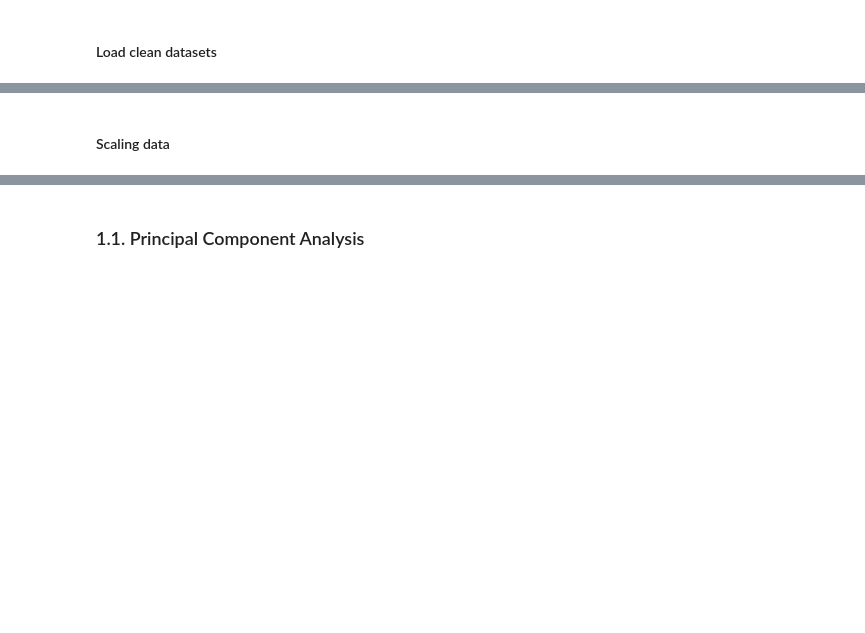
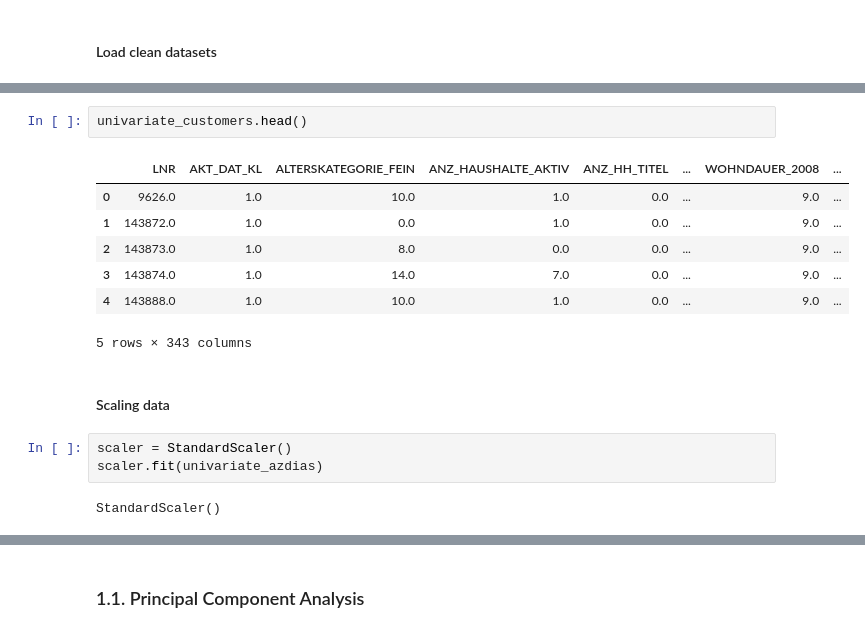
Before and after one commit to marcosgcollado/customer-segmentation-report, a Jupyter notebook: Arvato Project Workbook.ipynb, the cells around one changed output, grey strips where cells are left out. Cells and saved outputs as stored; diff of their text form; blank space fills up the shorter version.

```diff
--- a/Arvato Project Workbook.ipynb
+++ b/Arvato Project Workbook.ipynb
@@ -1610,2 +1623,17 @@ def feature_scaling(data, scaler, verbose=False, debug=False):
+# %%
+univariate_customers.head()
+# %% [output]
+|  | LNR | AKT_DAT_KL | ALTERSKATEGORIE_FEIN | ANZ_HAUSHALTE_AKTIV | ANZ_HH_TITEL | ... | WOHNDAUER_2008 | ... |
+| 0 | 9626.0 | 1.0 | 10.0 | 1.0 | 0.0 | ... | 9.0 | ... |
+| 1 | 143872.0 | 1.0 | 0.0 | 1.0 | 0.0 | ... | 9.0 | ... |
+| 2 | 143873.0 | 1.0 | 8.0 | 0.0 | 0.0 | ... | 9.0 | ... |
+| 3 | 143874.0 | 1.0 | 14.0 | 7.0 | 0.0 | ... | 9.0 | ... |
+| 4 | 143888.0 | 1.0 | 10.0 | 1.0 | 0.0 | ... | 9.0 | ... |
+5 rows × 343 columns
 # %% [markdown]
 #### Scaling data
+# %%
+scaler = StandardScaler()
+scaler.fit(univariate_azdias)
+# %% [output]
+StandardScaler()
```
Also changed, not shown: parts of 4 cells of this notebook.
